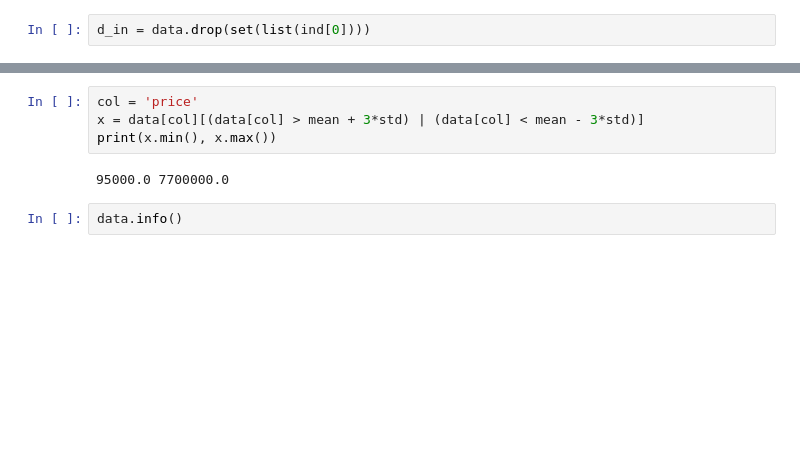
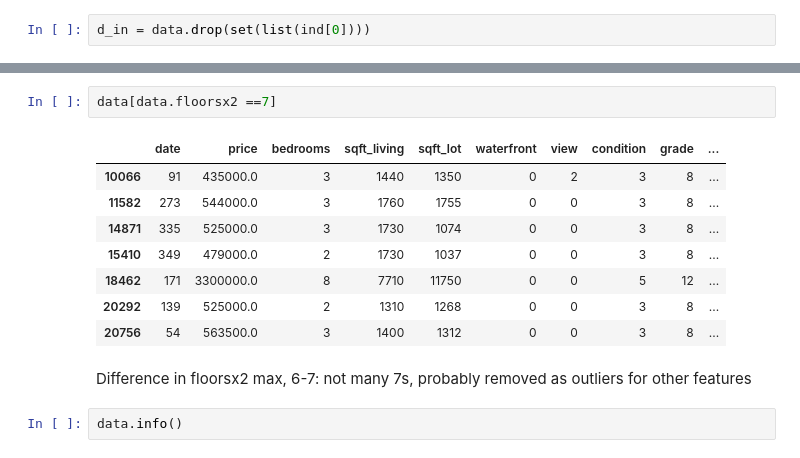
Before and after one commit to Maltanno/Phase2_Project, a Jupyter notebook: Data_Cleaning.ipynb, the cells around one changed output, grey strips where cells are left out. Drawn from its saved outputs; the diff is of its cells as text; blank space fills up the shorter version.

```diff
--- a/Data_Cleaning.ipynb
+++ b/Data_Cleaning.ipynb
@@ -500,12 +499,19 @@ data min: 2 data max: 32
 floorsx2
 d_in min: 2 d_in max: 6
 data min: 2 data max: 7
-# %%
-col = 'price'
-x = data[col][(data[col] > mean + 3*std) | (data[col] < mean - 3*std)]
-print(x.min(), x.max())
-# %% [output]
-95000.0 7700000.0
+# %%
+data[data.floorsx2 ==7]
+# %% [output]
+|  | date | price | bedrooms | sqft_living | sqft_lot | waterfront | view | condition | grade | ... |
+| 10066 | 91 | 435000.0 | 3 | 1440 | 1350 | 0 | 2 | 3 | 8 | ... |
+| 11582 | 273 | 544000.0 | 3 | 1760 | 1755 | 0 | 0 | 3 | 8 | ... |
+| 14871 | 335 | 525000.0 | 3 | 1730 | 1074 | 0 | 0 | 3 | 8 | ... |
+| 15410 | 349 | 479000.0 | 2 | 1730 | 1037 | 0 | 0 | 3 | 8 | ... |
+| 18462 | 171 | 3300000.0 | 8 | 7710 | 11750 | 0 | 0 | 5 | 12 | ... |
+| 20292 | 139 | 525000.0 | 2 | 1310 | 1268 | 0 | 0 | 3 | 8 | ... |
+| 20756 | 54 | 563500.0 | 3 | 1400 | 1312 | 0 | 0 | 3 | 8 | ... |
+# %% [markdown]
+Difference in floorsx2 max, 6-7: not many 7s, probably removed as outliers for other features
 # %%
 data.info()
 # %% [output]
```
Also changed, not shown: parts of 6 cells of this notebook, 7 other files.
